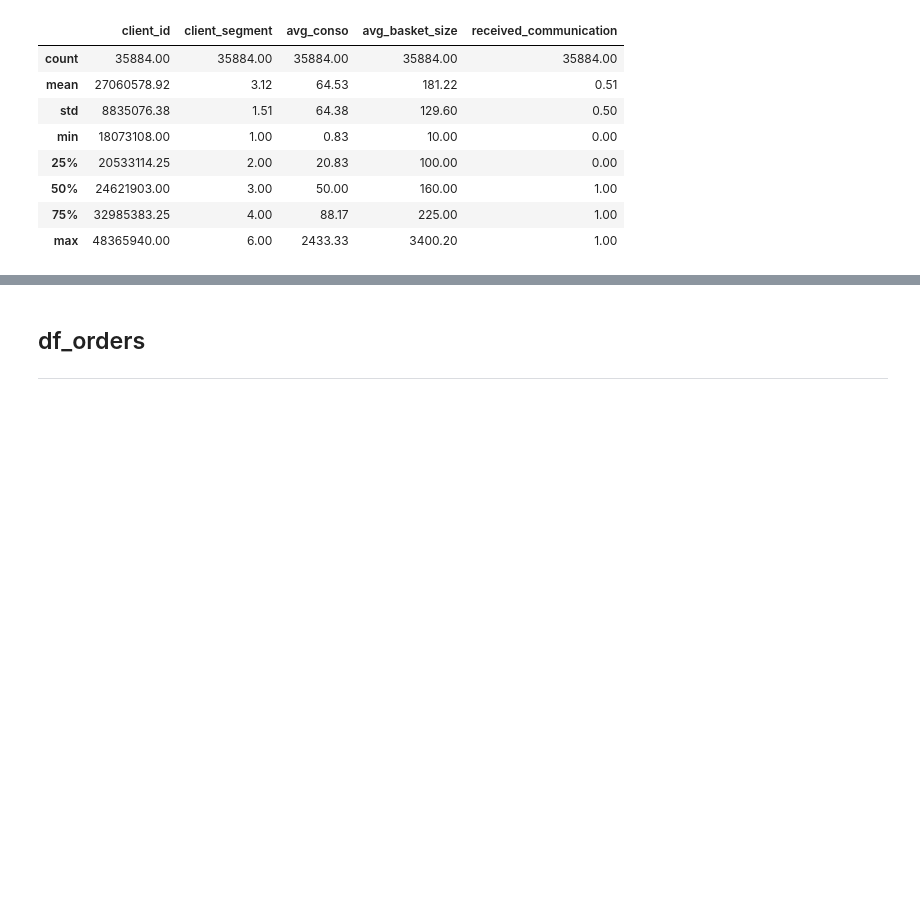
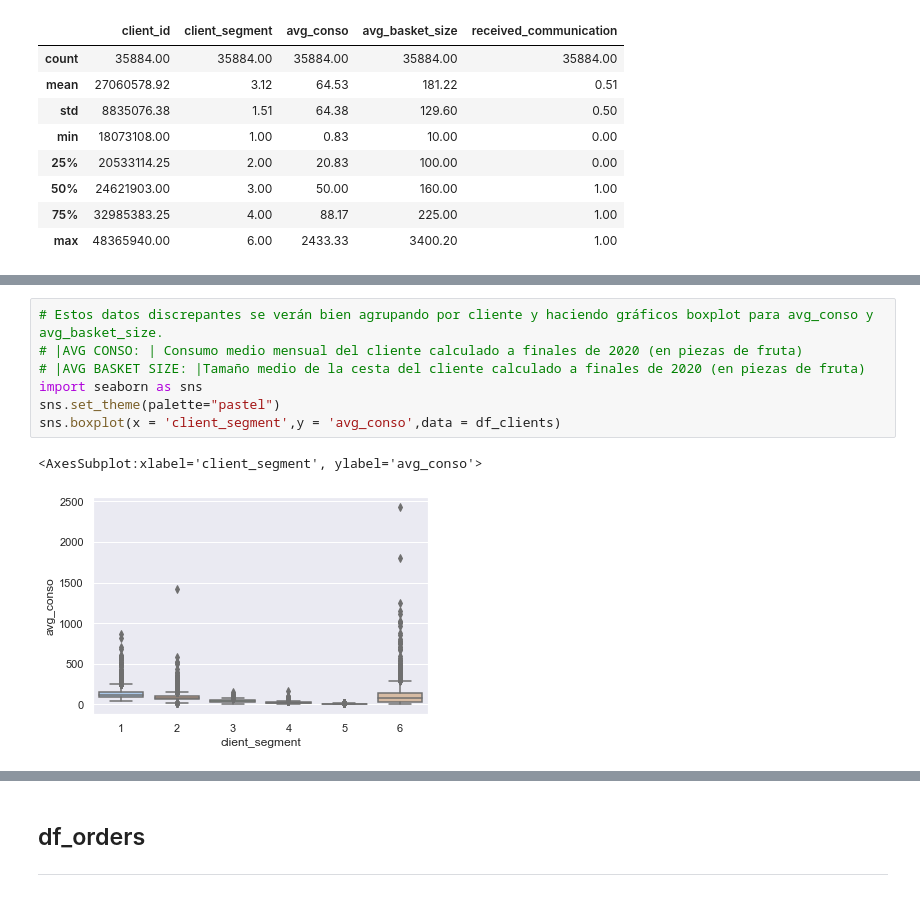
Before and after one commit to Javier-Alfonso-DS/S07T01_Hypothesis_Testing, a Jupyter notebook: S07T01_Hypothesis_Testing.ipynb, the cells around one changed output, grey strips where cells are left out. Cells and saved outputs as stored; diff of their text form; blank space fills up the shorter version.

```diff
--- a/S07T01_Hypothesis_Testing.ipynb
+++ b/S07T01_Hypothesis_Testing.ipynb
@@ -146,0 +228,10 @@ client_id
+# %%
+# Estos datos discrepantes se verán bien agrupando por cliente y haciendo gráficos boxplot para avg_conso y avg_basket_size.
+# |AVG CONSO: | Consumo medio mensual del cliente calculado a finales de 2020 (en piezas de fruta)
+# |AVG BASKET SIZE: |Tamaño medio de la cesta del cliente calculado a finales de 2020 (en piezas de fruta)
+import seaborn as sns
+sns.set_theme(palette="pastel")
+sns.boxplot(x = 'client_segment',y = 'avg_conso',data = df_clients)
+# %% [output]
+<AxesSubplot:xlabel='client_segment', ylabel='avg_conso'>
+[figure, added]
```
Also changed, not shown: parts of 9 cells of this notebook, 2 other files.
